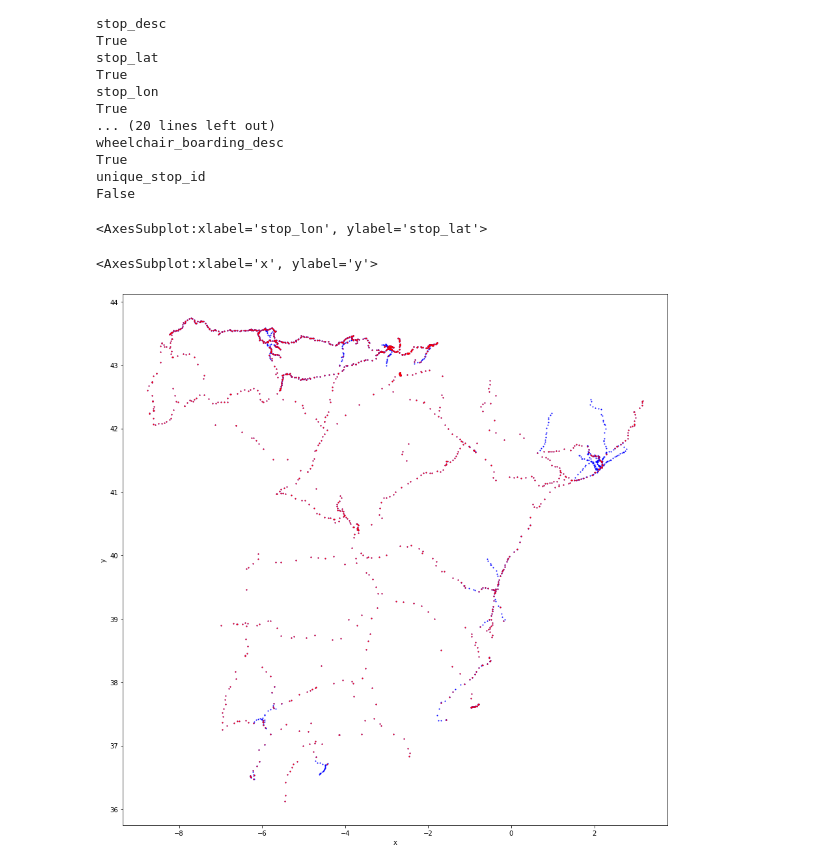
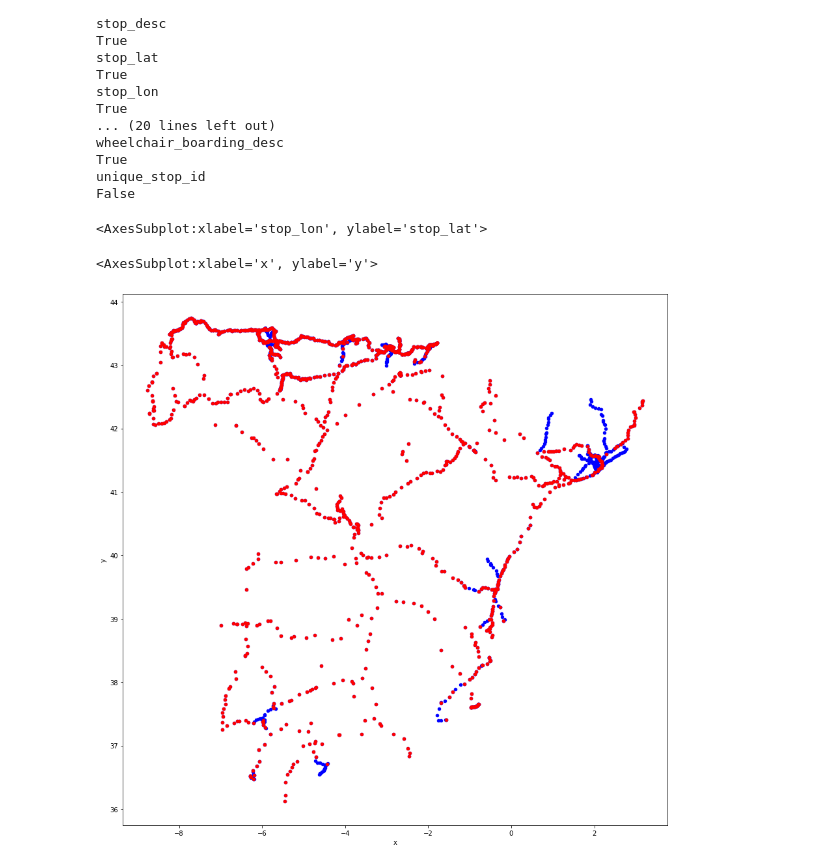
Before and after one commit to marcbosch-idencity/urbanaccess-example, a Jupyter notebook: longitudes_frecuencias_trenes.ipynb, the cells around one changed output. Saved outputs shown, nothing was run; the diff lists cells and outputs as text; code cells hidden in the pictures.

```diff
--- a/longitudes_frecuencias_trenes.ipynb
+++ b/longitudes_frecuencias_trenes.ipynb
@@ -207,11 +207,11 @@ True
 unique_stop_id
 False
 # %%
-# plot. Blue are total stops, red are stops in the node
+# plot. Blue are total stops, red are stops in the network
 f, ax = plt.subplots(figsize=(15,15))
-loaded_feeds.stops.plot(ax=ax, kind='scatter', x='stop_lon', y='stop_lat', s=1, color = "blue")
-urbanaccess_net.transit_nodes.plot(ax=ax, kind='scatter', x='x', y='y', s=1, color = "red")
+loaded_feeds.stops.plot(ax=ax, kind='scatter', x='stop_lon', y='stop_lat',color = "blue")
+urbanaccess_net.transit_nodes.plot(ax=ax, kind='scatter', x='x', y='y', color = "red")
 # %% [output]
 <AxesSubplot:xlabel='stop_lon', ylabel='stop_lat'>
 <AxesSubplot:xlabel='x', ylabel='y'>
-[figure, old version]
+[figure, new version]
```
Also changed, not shown: parts of 4 cells of this notebook.
